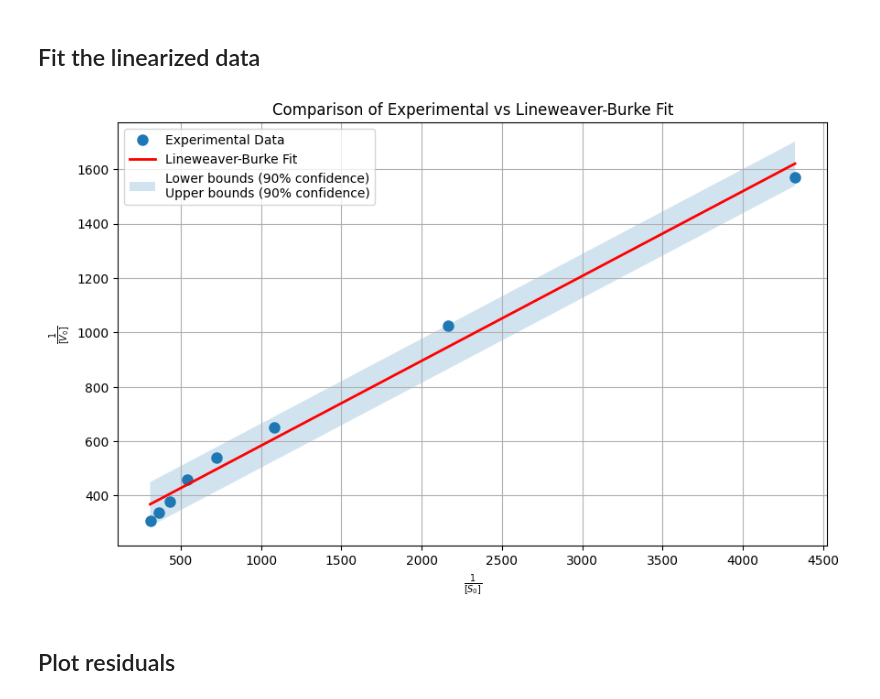
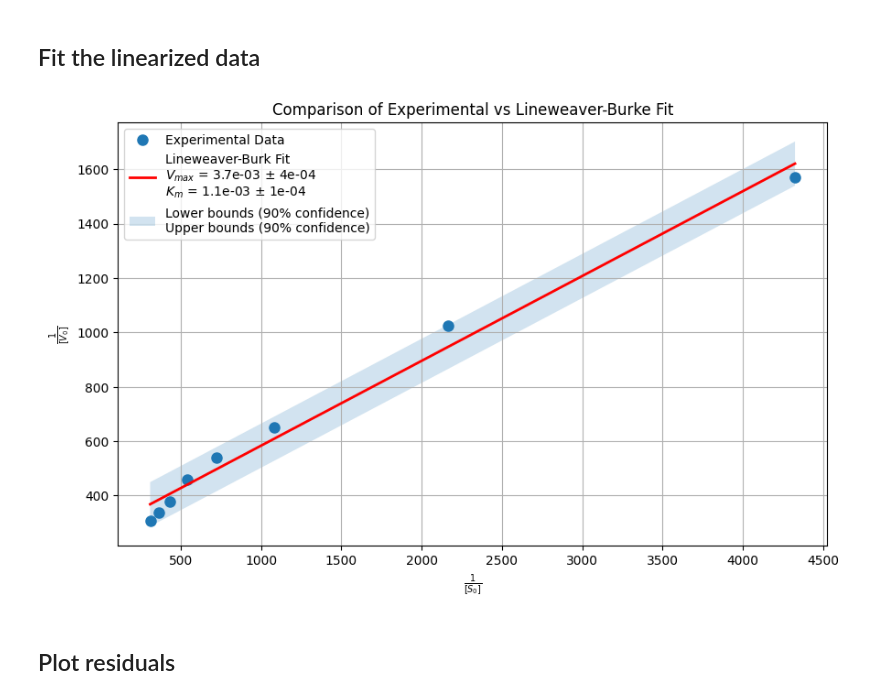
Before and after one commit to markperri/apple, a Jupyter notebook: Apple_Template_Part1_2025Feb28.ipynb, the cells around one changed output. Saved outputs shown, nothing was run; the diff lists cells and outputs as text; code cells hidden in the pictures.

```diff
--- a/Apple_Template_Part1_2025Feb28.ipynb
+++ b/Apple_Template_Part1_2025Feb28.ipynb
@@ -884,34 +874,52 @@ plt.show()
 # %%
 # Perform linear regression
 LB_fit = stats.linregress(inverse_S0, inverse_V0)
+
+# Extract fit statistics for readability
+m = LB_fit.slope
+m_err = LB_fit.stderr
+b = LB_fit.intercept
+b_err = LB_fit.intercept_stderr
+
+# Calculate Vmax and Km
+Vmax = 1 / b
+Km = m / b
+
+# Calculate propagated errors (assuming no covariance for simplicity)
+Vmax_err = b_err / (b**2)
+Km_err = abs(Km) * np.sqrt((m_err / m)**2 + (b_err / b)**2)
 
 # Generate fitted line
 inverse_S0_plot = inverse_S0
 inverse_V0_fit = LB_fit.slope * inverse_S0_plot + LB_fit.intercept
 
 # Calculate prediction intervals (approximate 90% confidence)
 LB_residuals = inverse_V0 - inverse_V0_fit
 LB_residual_std = np.std(LB_residuals)
 t_val = 1.645  # approximate 90% confidence for large samples
 inverse_V0_upper = inverse_V0_fit + t_val * LB_residual_std
 inverse_V0_lower = inverse_V0_fit - t_val * LB_residual_std
 
+fit_label = (f'Lineweaver-Burk Fit\n'
+             f'$V_{{max}}$ = {Vmax:.1e} ± {Vmax_err:.0e}\n'
+             f'$K_m$ = {Km:.1e} ± {Km_err:.0e}')
+
 # Plot the result
 plt.figure(figsize=(10, 6))
 plt.plot(inverse_S0, inverse_V0, 'o', markersize=8, label='Experimental Data')
-plt.plot(inverse_S0_plot, inverse_V0_fit, 'r-', linewidth=2, label='Lineweaver-Burke Fit')
+plt.plot(inverse_S0_plot, inverse_V0_fit, 'r-', linewidth=2, label=fit_label)
 plt.fill_between(inverse_S0_plot, inverse_V0_lower, inverse_V0_upper, alpha=0.2,
                  label='Lower bounds (90% confidence)\nUpper bounds (90% confidence)')
 plt.xlabel('$\\frac{1}{[S_0]}$')
 plt.ylabel('$\\frac{1}{[V_0]}$')
 plt.title('Comparison of Experimental vs Lineweaver-Burke Fit')
 plt.legend(loc='best')
 plt.grid(True)
 plt.show()
 
 # Use the code blocks above as examples of how you can add an annotation or text to the plot.
 # %% [output]
-[figure, old version]
+[figure, new version]
 # %% [markdown]
 ## Plot residuals
 # %%
```
Also changed, not shown: parts of 10 cells of this notebook.
